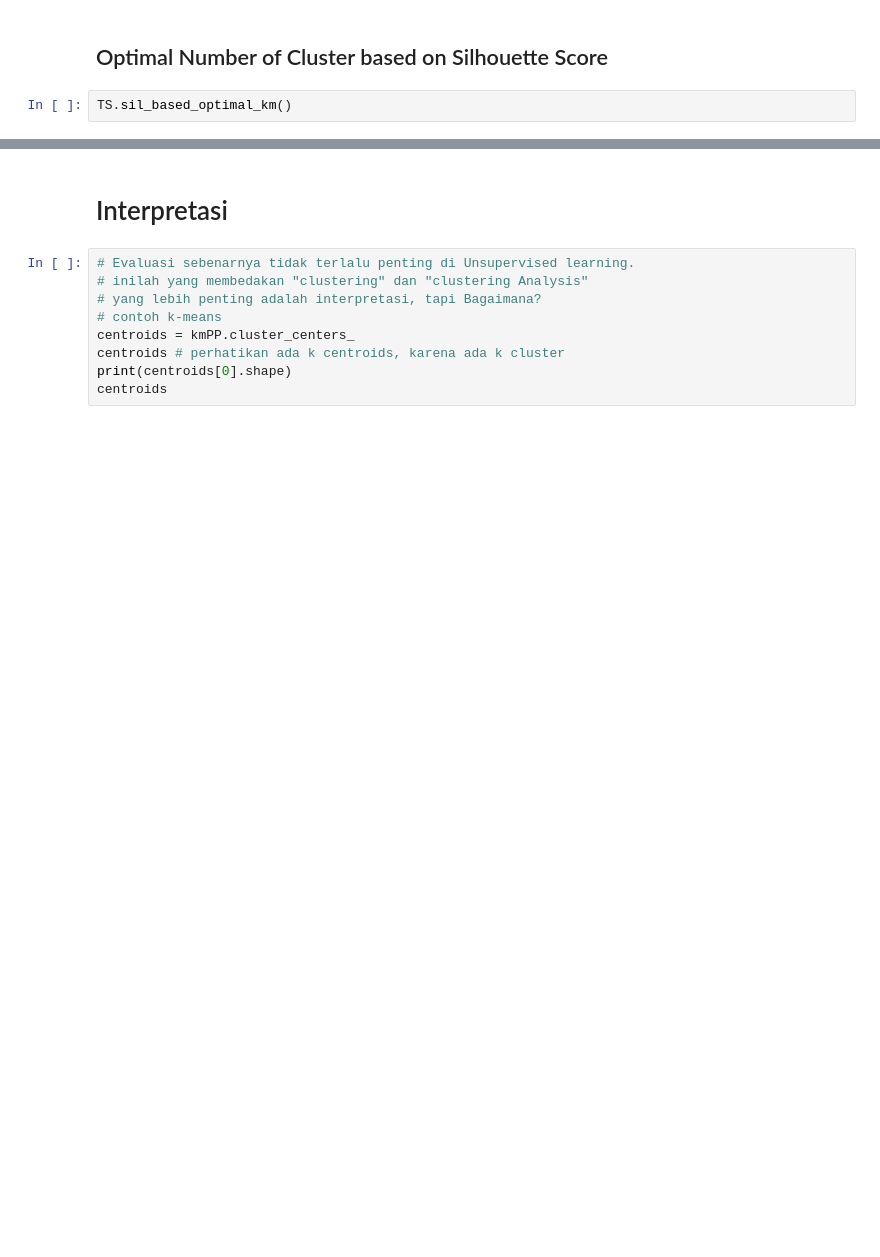
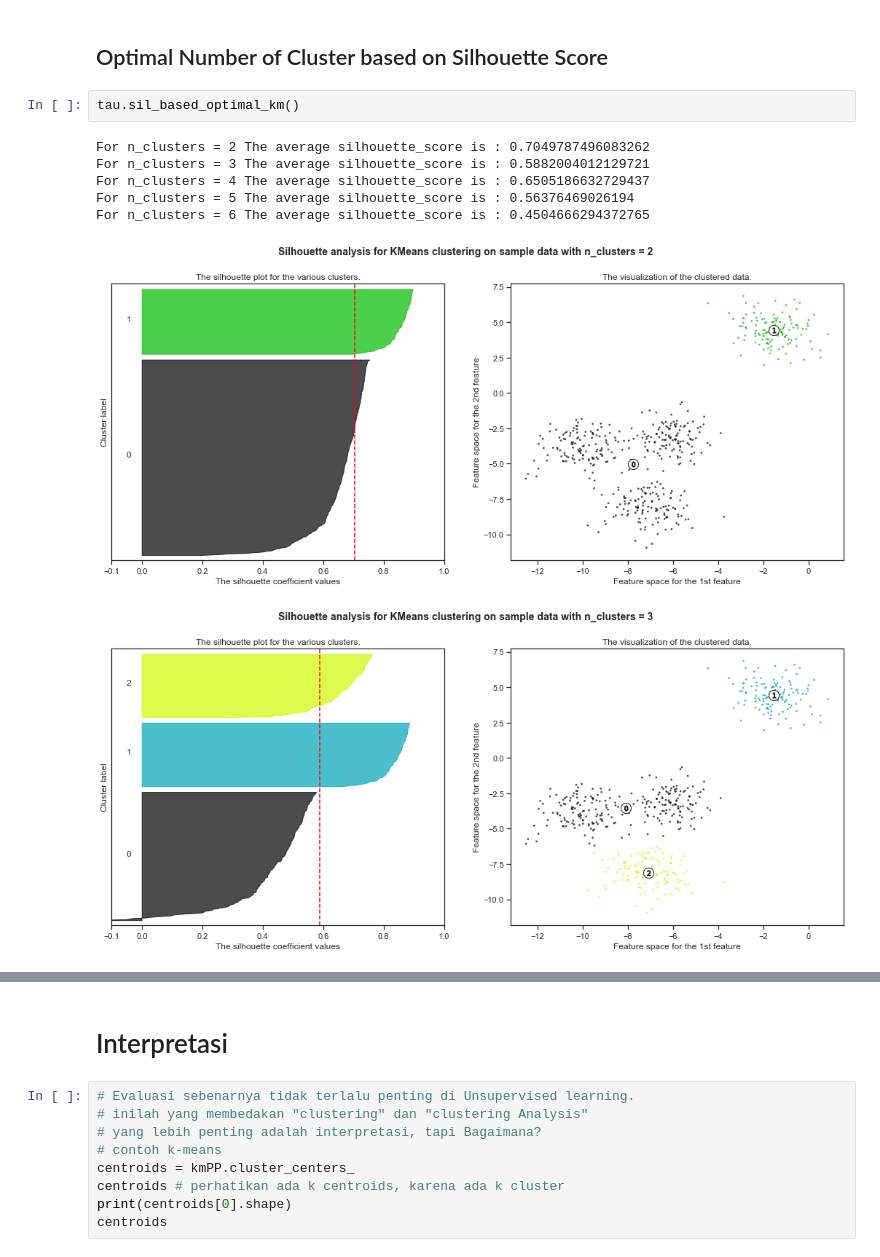
Before and after one commit to kafuu42/tau-data, a Jupyter notebook: unsup.ipynb, the cells around one changed output, grey strips where cells are left out. Cells and saved outputs as stored; diff of their text form; blank space fills up the shorter version.

```diff
--- a/unsup.ipynb
+++ b/unsup.ipynb
@@ -263,4 +319,12 @@ plt.title('Elbow curve')
 # %% [markdown]
 ## Optimal Number of Cluster based on Silhouette Score
 # %%
-TS.sil_based_optimal_km()
+tau.sil_based_optimal_km()
+# %% [output]
+For n_clusters = 2 The average silhouette_score is : 0.7049787496083262
+For n_clusters = 3 The average silhouette_score is : 0.5882004012129721
+For n_clusters = 4 The average silhouette_score is : 0.6505186632729437
+For n_clusters = 5 The average silhouette_score is : 0.56376469026194
+For n_clusters = 6 The average silhouette_score is : 0.4504666294372765
+[figure, added]
+[figure, added]
```
Also changed, not shown: parts of 19 cells of this notebook.
